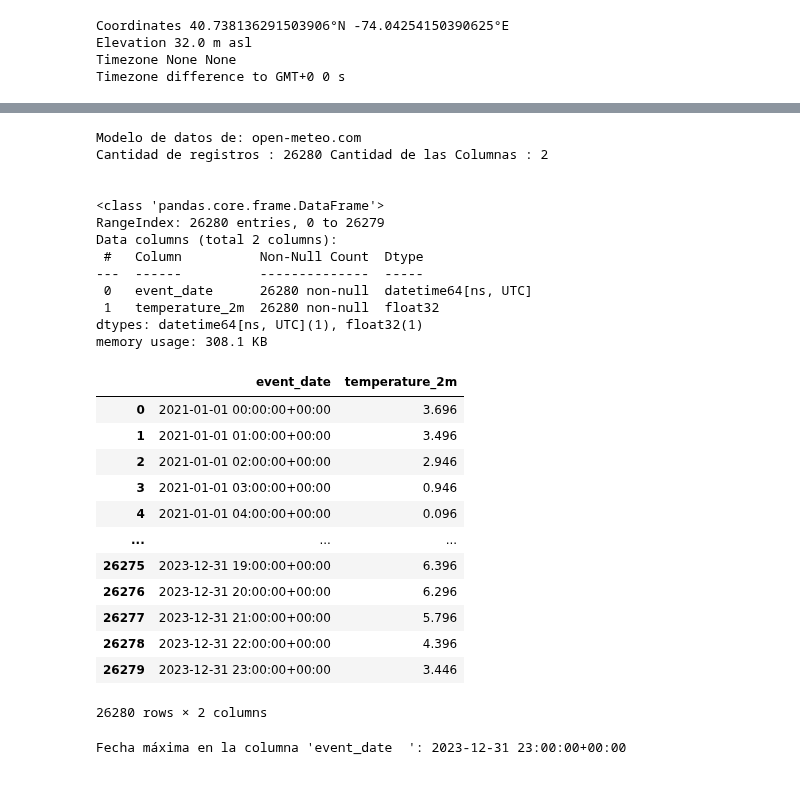
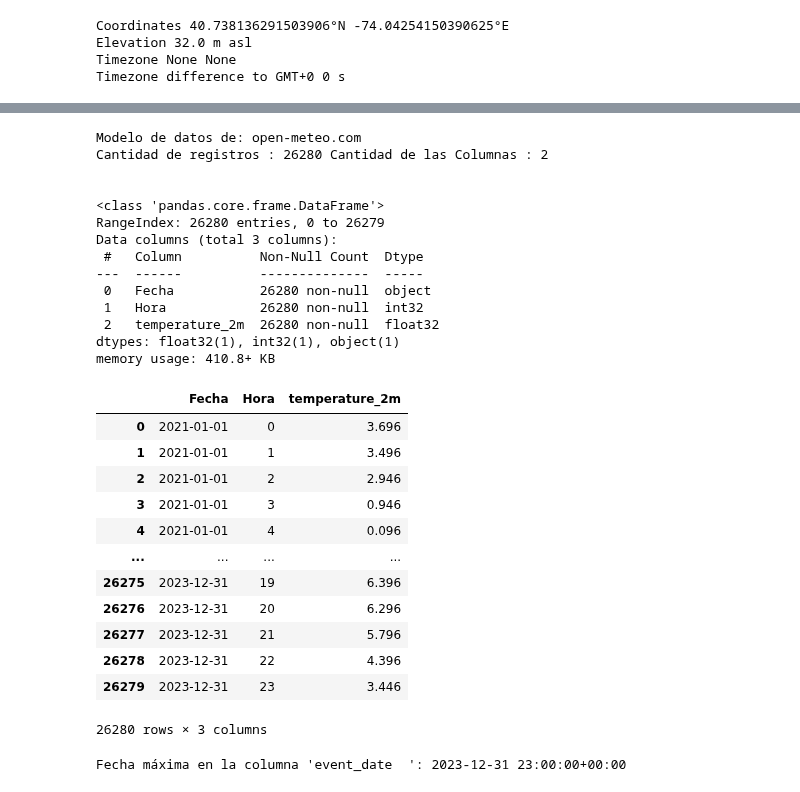
Before and after one commit to clblommberg/MVP_ML_TransporteNY, a Jupyter notebook: notebooks/01_Scraping.ipynb, the cells around one changed output, grey strips where cells are left out. Cells and saved outputs as stored; diff of their text form; code cells hidden in the pictures.

```diff
--- a/notebooks/01_Scraping.ipynb
+++ b/notebooks/01_Scraping.ipynb
@@ -352,38 +504,68 @@ Timezone difference to GMT+0 0 s
+# %%
+import pandas as pd
+
+def format_date_time(df):
+    """
+    Formatea las fechas y horas en un DataFrame de pandas para que sean más comprensibles,
+    extrae la hora y la fecha por separado, y elimina la columna original.
+
+    Args:
+    - df (DataFrame): DataFrame de pandas que contiene las fechas y horas a formatear.
+
+    Returns:
+    - DataFrame: DataFrame con las fechas y horas formateadas, y columnas separadas para fecha y hora.
+    """
+    # Formatear la columna 'event_date'
+    df['date'] = pd.to_datetime(df['date'])  # Convertir a tipo datetime
+    df['Fecha'] = df['date'].dt.strftime('%Y-%m-%d')  # Extraer la fecha
+    df['Hora'] = df['date'].dt.strftime('%H')  # Extraer la hora
+    df['Hora'] = df['Hora'].astype(int)  # Convertir la hora a entero
+
+    # Eliminar el componente de la zona horaria UTC
+    df['date'] = df['date'].dt.tz_localize(None)
+
+    # Eliminar la columna original 'event_date'
+    df.drop(columns=['date'], inplace=True)
+
+    return df[['Fecha', 'Hora', 'temperature_2m']]  # Reordenar las columnas si es necesario
+
+
+df = format_date_time(hourly_dataframe.copy())
 # %%
 print("Modelo de datos de: open-meteo.com ")
 print("Cantidad de registros :", hourly_dataframe.shape[0], "Cantidad de las Columnas :", hourly_dataframe.shape[1])
 print("\n")
-df = hourly_dataframe.rename(columns={'date': 'event_date'})
 df.info()
 print("\n")
 df
 # %% [output]
 Modelo de datos de: open-meteo.com
 Cantidad de registros : 26280 Cantidad de las Columnas : 2
 
 
 <class 'pandas.core.frame.DataFrame'>
 RangeIndex: 26280 entries, 0 to 26279
-Data columns (total 2 columns):
+Data columns (total 3 columns):
  #   Column          Non-Null Count  Dtype
 ---  ------          --------------  -----
- 0   event_date      26280 non-null  datetime64[ns, UTC]
- 1   temperature_2m  26280 non-null  float32
-dtypes: datetime64[ns, UTC](1), float32(1)
-memory usage: 308.1 KB
+ 0   Fecha           26280 non-null  object
+ 1   Hora            26280 non-null  int32
+ 2   temperature_2m  26280 non-null  float32
+dtypes: float32(1), int32(1), object(1)
+memory usage: 410.8+ KB
-|  | event_date | temperature_2m |
-| 0 | 2021-01-01 00:00:00+00:00 | 3.696 |
-| 1 | 2021-01-01 01:00:00+00:00 | 3.496 |
-| 2 | 2021-01-01 02:00:00+00:00 | 2.946 |
-| 3 | 2021-01-01 03:00:00+00:00 | 0.946 |
-| 4 | 2021-01-01 04:00:00+00:00 | 0.096 |
-| ... | ... | ... |
-| 26275 | 2023-12-31 19:00:00+00:00 | 6.396 |
-| 26276 | 2023-12-31 20:00:00+00:00 | 6.296 |
-| 26277 | 2023-12-31 21:00:00+00:00 | 5.796 |
-| 26278 | 2023-12-31 22:00:00+00:00 | 4.396 |
-| 26279 | 2023-12-31 23:00:00+00:00 | 3.446 |
+|  | Fecha | Hora | temperature_2m |
+| 0 | 2021-01-01 | 0 | 3.696 |
+| 1 | 2021-01-01 | 1 | 3.496 |
+| 2 | 2021-01-01 | 2 | 2.946 |
+| 3 | 2021-01-01 | 3 | 0.946 |
+| 4 | 2021-01-01 | 4 | 0.096 |
+| ... | ... | ... | ... |
+| 26275 | 2023-12-31 | 19 | 6.396 |
+| 26276 | 2023-12-31 | 20 | 6.296 |
+| 26277 | 2023-12-31 | 21 | 5.796 |
+| 26278 | 2023-12-31 | 22 | 4.396 |
+| 26279 | 2023-12-31 | 23 | 3.446 |
-26280 rows × 2 columns
+26280 rows × 3 columns
 # %%
 # Encontrar la fecha máxima en la columna 'A'
 fecha_maxima = df['event_date'].max()
```
Also changed, not shown: parts of 4 cells of this notebook, 17 other files.
